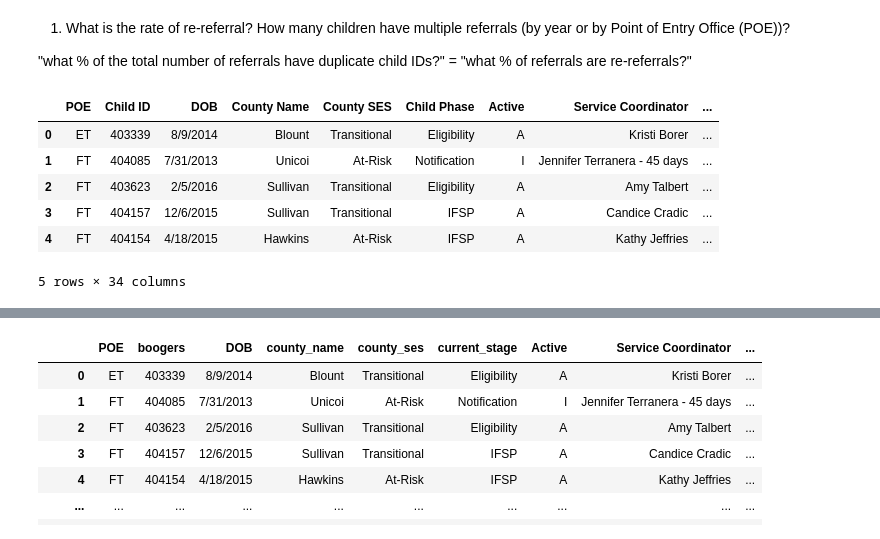
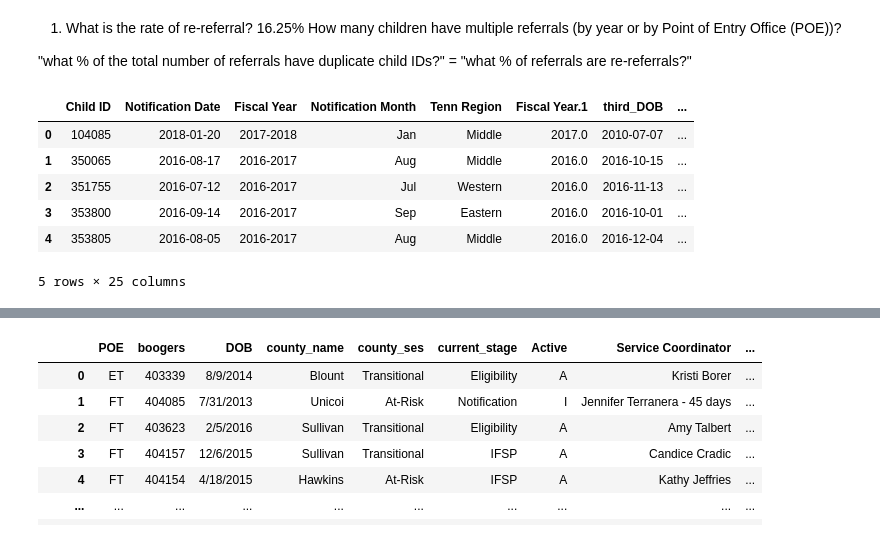
Before and after one commit to NSS-Full-Time-Data-Analytics-7/teis_project-ursula, a Jupyter notebook: Q1_Colin.ipynb, the cells around one changed output, grey strips where cells are left out. Drawn from its saved outputs; the diff is of its cells as text; code cells hidden in the pictures.

```diff
--- a/Q1_Colin.ipynb
+++ b/Q1_Colin.ipynb
@@ -1,5 +1,6 @@
 # %% [markdown]
-1. What is the rate of re-referral? How many children have multiple referrals (by year or by Point of Entry Office (POE))?
+1. What is the rate of re-referral? 16.25%
+How many children have multiple referrals (by year or by Point of Entry Office (POE))?
 
 "what % of the total number of referrals have duplicate child IDs?" = "what % of referrals are re-referrals?"
 # %%
@@ -9,15 +10,15 @@ import matplotlib.pyplot as plt
 import seaborn as sns
 %matplotlib inline
 # %%
-compiled_monthly = pd.read_csv('../../data/Referral_Data_Compiled_Monthly.csv')
+clean_data = pd.read_csv('../../data/teis_final_data.csv')
 # %%
-compiled_monthly.head()
+clean_data.head()
 # %% [output]
-|  | POE | Child ID | DOB | County Name | County SES | Child Phase | Active | Service Coordinator | ... |
-| 0 | ET | 403339 | 8/9/2014 | Blount | Transitional | Eligibility | A | Kristi Borer | ... |
-| 1 | FT | 404085 | 7/31/2013 | Unicoi | At-Risk | Notification | I | Jennifer Terranera - 45 days | ... |
-| 2 | FT | 403623 | 2/5/2016 | Sullivan | Transitional | Eligibility | A | Amy Talbert | ... |
-| 3 | FT | 404157 | 12/6/2015 | Sullivan | Transitional | IFSP | A | Candice Cradic | ... |
-| 4 | FT | 404154 | 4/18/2015 | Hawkins | At-Risk | IFSP | A | Kathy Jeffries | ... |
+|  | Child ID | Notification Date | Fiscal Year | Notification Month | Tenn Region | Fiscal Year.1 | third_DOB | ... |
+| 0 | 104085 | 2018-01-20 | 2017-2018 | Jan | Middle | 2017.0 | 2010-07-07 | ... |
+| 1 | 350065 | 2016-08-17 | 2016-2017 | Aug | Middle | 2016.0 | 2016-10-15 | ... |
+| 2 | 351755 | 2016-07-12 | 2016-2017 | Jul | Western | 2016.0 | 2016-11-13 | ... |
+| 3 | 353800 | 2016-09-14 | 2016-2017 | Sep | Eastern | 2016.0 | 2016-10-01 | ... |
+| 4 | 353805 | 2016-08-05 | 2016-2017 | Aug | Middle | 2016.0 | 2016-12-04 | ... |
-5 rows × 34 columns
+5 rows × 25 columns
 # %%
```
Also changed, not shown: parts of 8 cells of this notebook, 5 other files.
